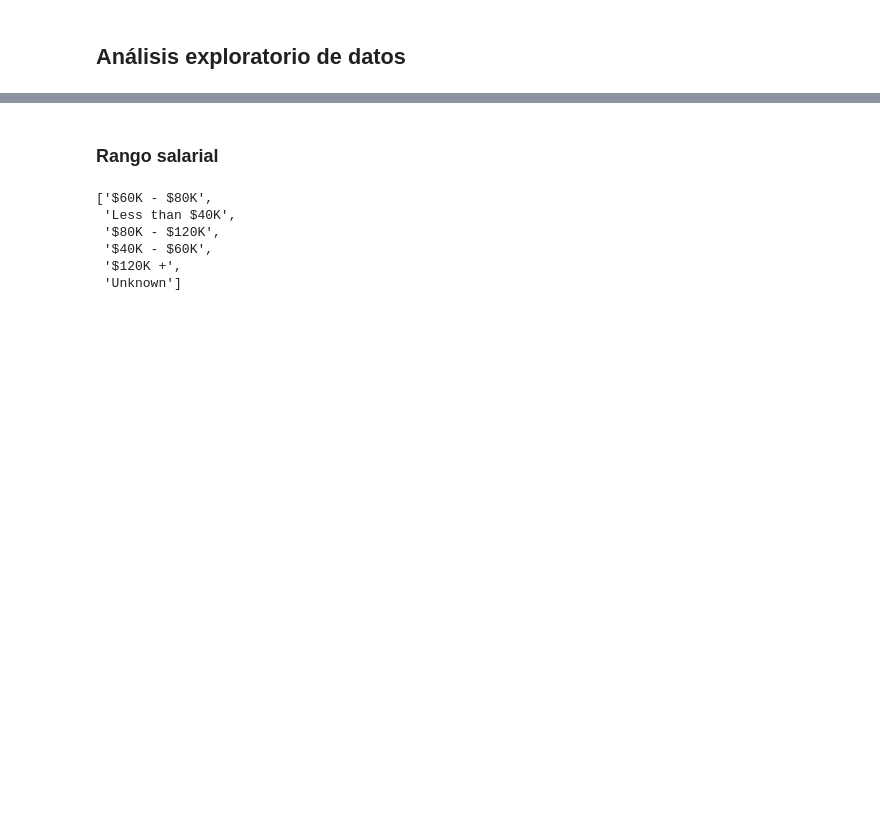
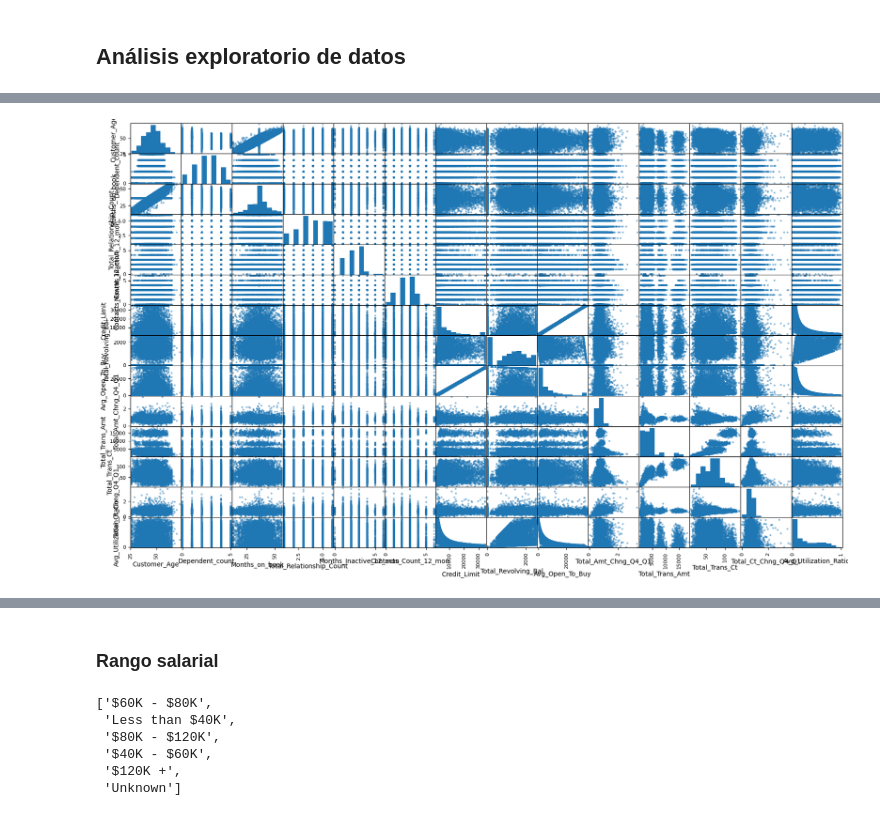
Before and after one commit to Lautarosco/TP-Redes-Neuronales, a Jupyter notebook: TP_Final_de_Procesamiento.ipynb, the cells around one changed output, grey strips where cells are left out. Saved outputs shown, nothing was run; the diff lists cells and outputs as text; code cells hidden in the pictures; blank space fills up the shorter version.

```diff
--- a/TP_Final_de_Procesamiento.ipynb
+++ b/TP_Final_de_Procesamiento.ipynb
@@ -78,0 +119,4 @@ plt.hist(df["Customer_Age"])
+# %%
+_ = pd.plotting.scatter_matrix(df, figsize = (20,12))
+# %% [output]
+[figure, added]
```
Also changed, not shown: parts of 25 cells of this notebook.
